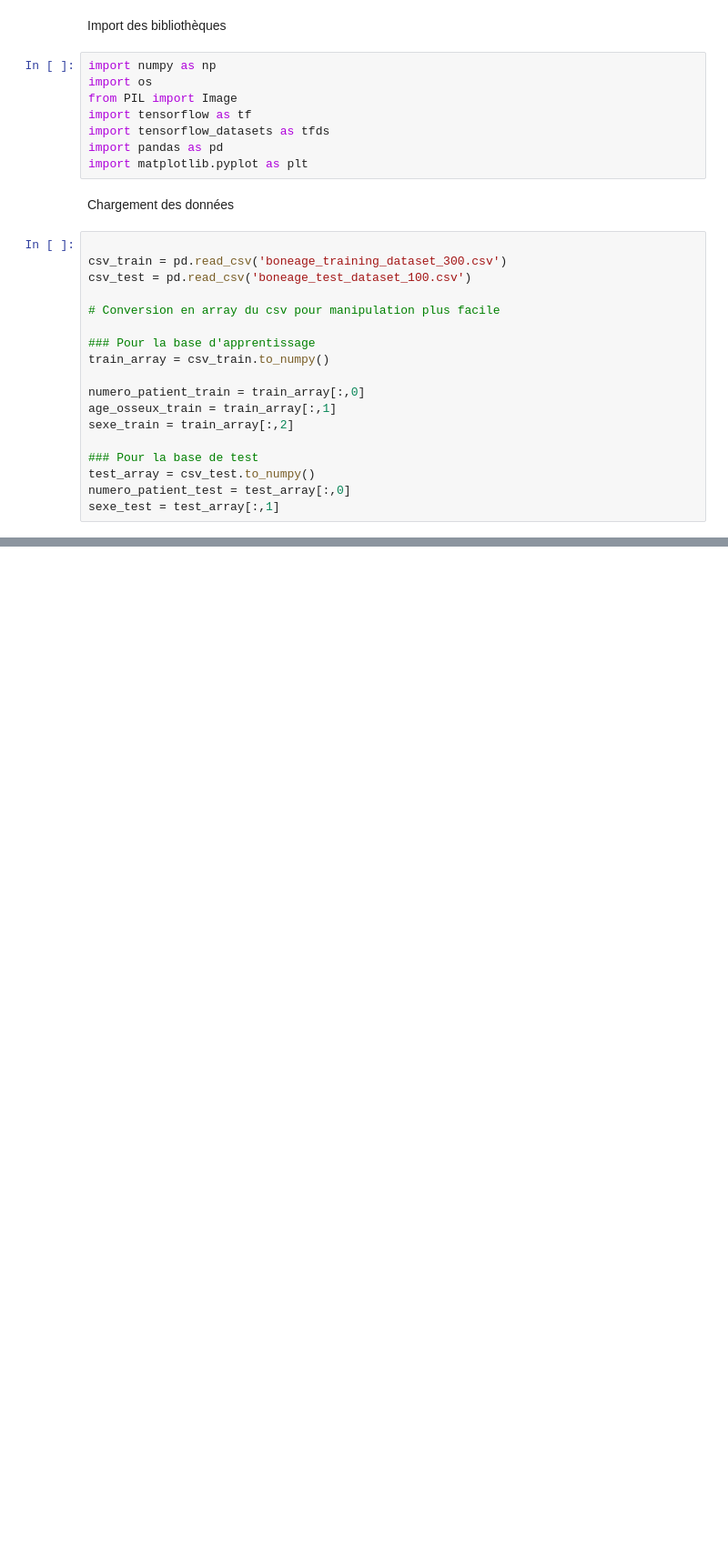
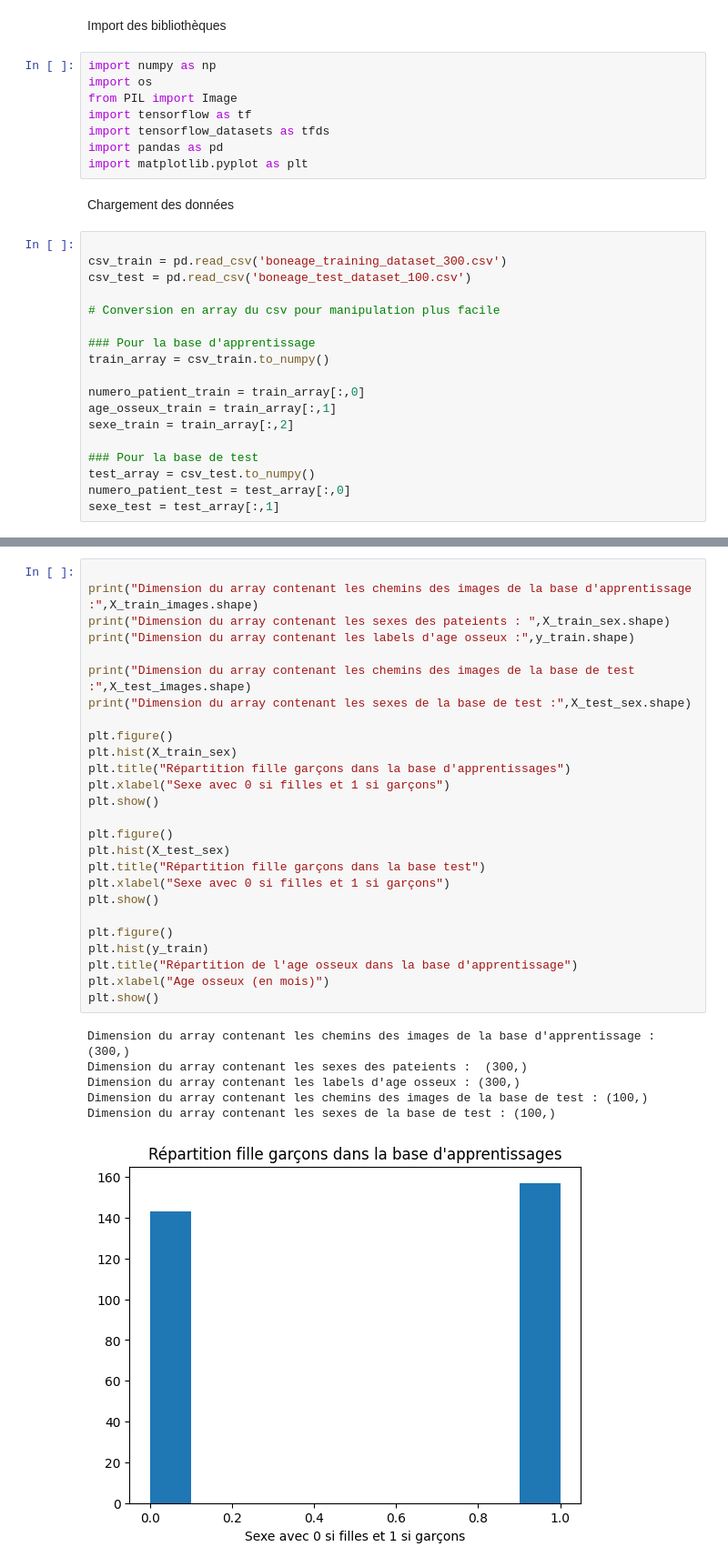
Before and after one commit to adl-vrd/X_ray, a Jupyter notebook: main.ipynb, the cells around one changed output, grey strips where cells are left out. Shown: that part at 91% size. Saved outputs shown, nothing was run; the diff lists cells and outputs as text; blank space fills up the shorter version.

```diff
--- a/main.ipynb
+++ b/main.ipynb
@@ -48,0 +81,33 @@ def chargement_images_test(numero_patient_train):
+# %%
+
+print("Dimension du array contenant les chemins des images de la base d'apprentissage :",X_train_images.shape)
+print("Dimension du array contenant les sexes des pateients : ",X_train_sex.shape)
+print("Dimension du array contenant les labels d'age osseux :",y_train.shape)
+
+print("Dimension du array contenant les chemins des images de la base de test :",X_test_images.shape)
+print("Dimension du array contenant les sexes de la base de test :",X_test_sex.shape)
+
+plt.figure()
+plt.hist(X_train_sex)
+plt.title("Répartition fille garçons dans la base d'apprentissages")
+plt.xlabel("Sexe avec 0 si filles et 1 si garçons")
+plt.show()
+
+plt.figure()
+plt.hist(X_test_sex)
+plt.title("Répartition fille garçons dans la base test")
+plt.xlabel("Sexe avec 0 si filles et 1 si garçons")
+plt.show()
+
+plt.figure()
+plt.hist(y_train)
+plt.title("Répartition de l'age osseux dans la base d'apprentissage")
+plt.xlabel("Age osseux (en mois)")
+plt.show()
+# %% [output]
+Dimension du array contenant les chemins des images de la base d'apprentissage : (300,)
+Dimension du array contenant les sexes des pateients :  (300,)
+Dimension du array contenant les labels d'age osseux : (300,)
+Dimension du array contenant les chemins des images de la base de test : (100,)
+Dimension du array contenant les sexes de la base de test : (100,)
+[figure, added]
```
Also changed, not shown: parts of 3 cells of this notebook, 2 other files.
